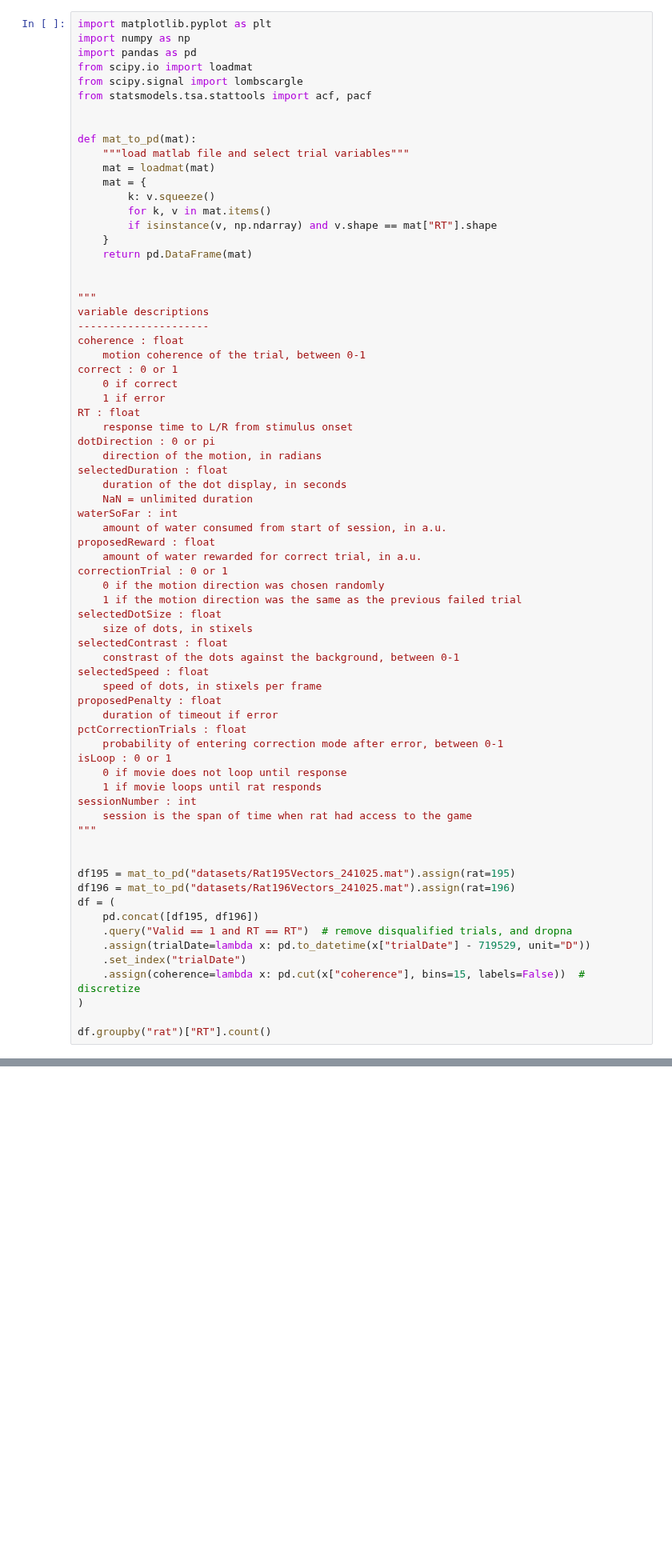
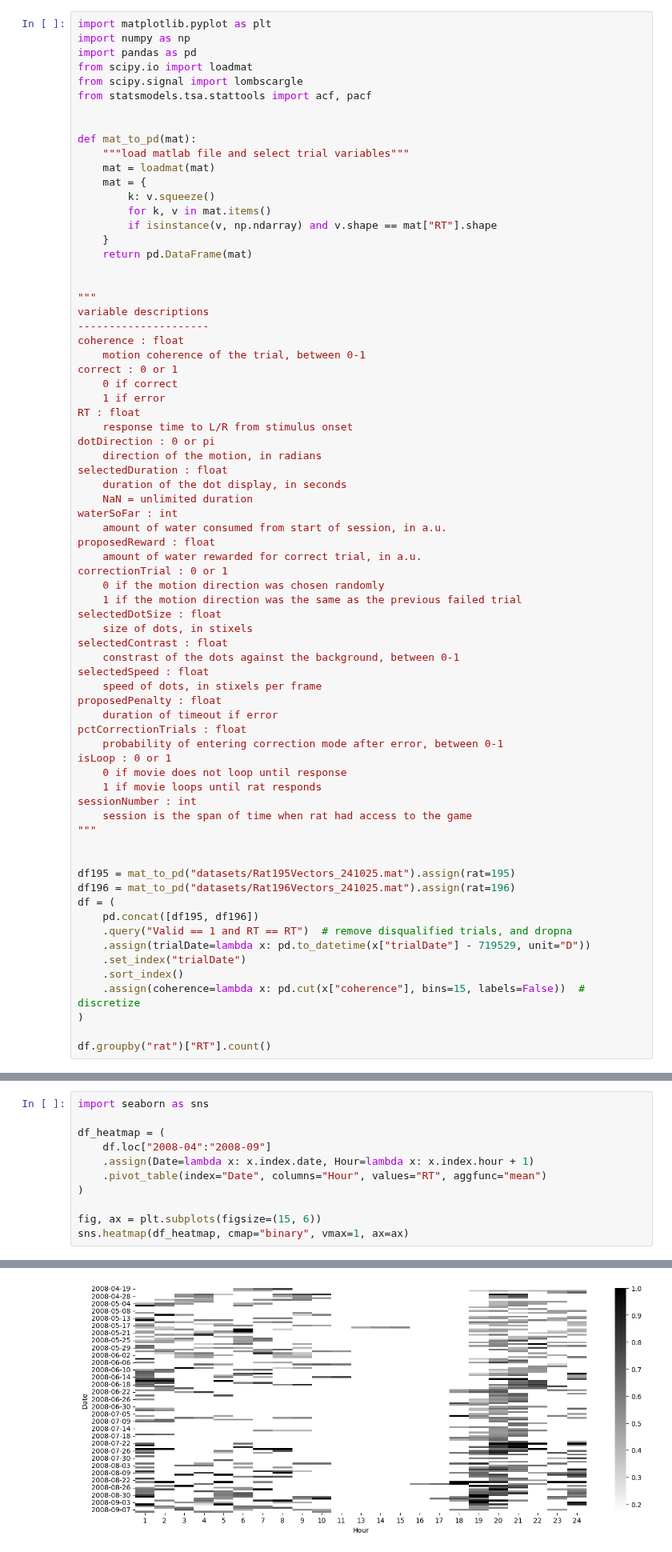
Before and after one commit to griegner/drift-diffusion, a Jupyter notebook: examples/03-reinagel-2013-dataset.ipynb, the cells around one changed output, grey strips where cells are left out. Shown at 80% size. Drawn from its saved outputs; the diff is of its cells as text; blank space fills up the shorter version.

Commit message:
plot 24h heatmap of trials

```diff
--- a/examples/03-reinagel-2013-dataset.ipynb
+++ b/examples/03-reinagel-2013-dataset.ipynb
@@ -65,6 +65,7 @@ df = (
     .query("Valid == 1 and RT == RT")  # remove disqualified trials, and dropna
     .assign(trialDate=lambda x: pd.to_datetime(x["trialDate"] - 719529, unit="D"))
     .set_index("trialDate")
+    .sort_index()
     .assign(coherence=lambda x: pd.cut(x["coherence"], bins=15, labels=False))  # discretize
 )
 
@@ -88,0 +98,12 @@ axs[3].plot(df.loc["2008-05-01 07"]["RT"], ".", c="k", alpha=0.5)
+# %%
+import seaborn as sns
+
+df_heatmap = (
+    df.loc["2008-04":"2008-09"]
+    .assign(Date=lambda x: x.index.date, Hour=lambda x: x.index.hour + 1)
+    .pivot_table(index="Date", columns="Hour", values="RT", aggfunc="mean")
+)
+
+fig, ax = plt.subplots(figsize=(15, 6))
+sns.heatmap(df_heatmap, cmap="binary", vmax=1, ax=ax)
+# %% [output]
@@ -89,3 +111,4 @@ axs[3].plot(df.loc["2008-05-01 07"]["RT"], ".", c="k", alpha=0.5)
+[figure, added]
 # %%
 # ACF / PSD
 fig, axs = plt.subplots(ncols=3, figsize=(15, 3), sharey=False)
```
Also changed, not shown: parts of 8 cells of this notebook.
